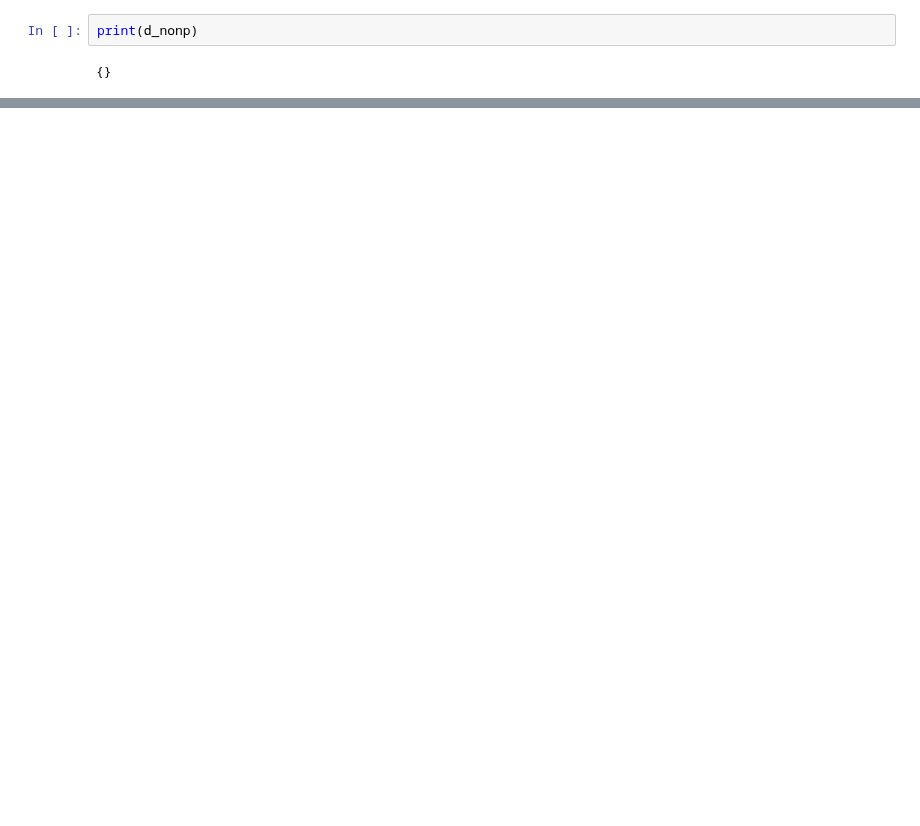
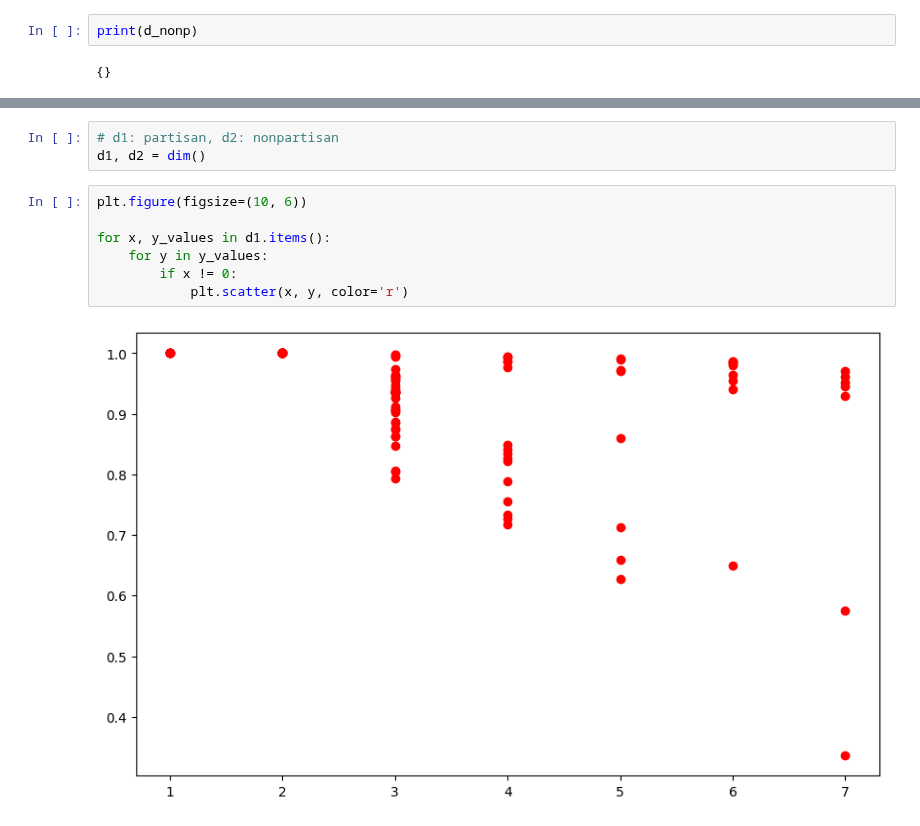
Before and after one commit to ericssimpson/voting-analysis-tools, a Jupyter notebook: team_arrow/cvr_class/permutations.ipynb, the cells around one changed output, grey strips where cells are left out. Cells and saved outputs as stored; diff of their text form; blank space fills up the shorter version.

```diff
--- a/team_arrow/cvr_class/permutations.ipynb
+++ b/team_arrow/cvr_class/permutations.ipynb
@@ -157,0 +188,12 @@ plt.show()
+# %%
+# d1: partisan, d2: nonpartisan
+d1, d2 = dim()
+# %%
+plt.figure(figsize=(10, 6))
+
+for x, y_values in d1.items():
+    for y in y_values:
+        if x != 0:
+            plt.scatter(x, y, color='r')
+# %% [output]
+[figure, added]
```
Also changed, not shown: parts of 11 cells of this notebook, 5 other files.
